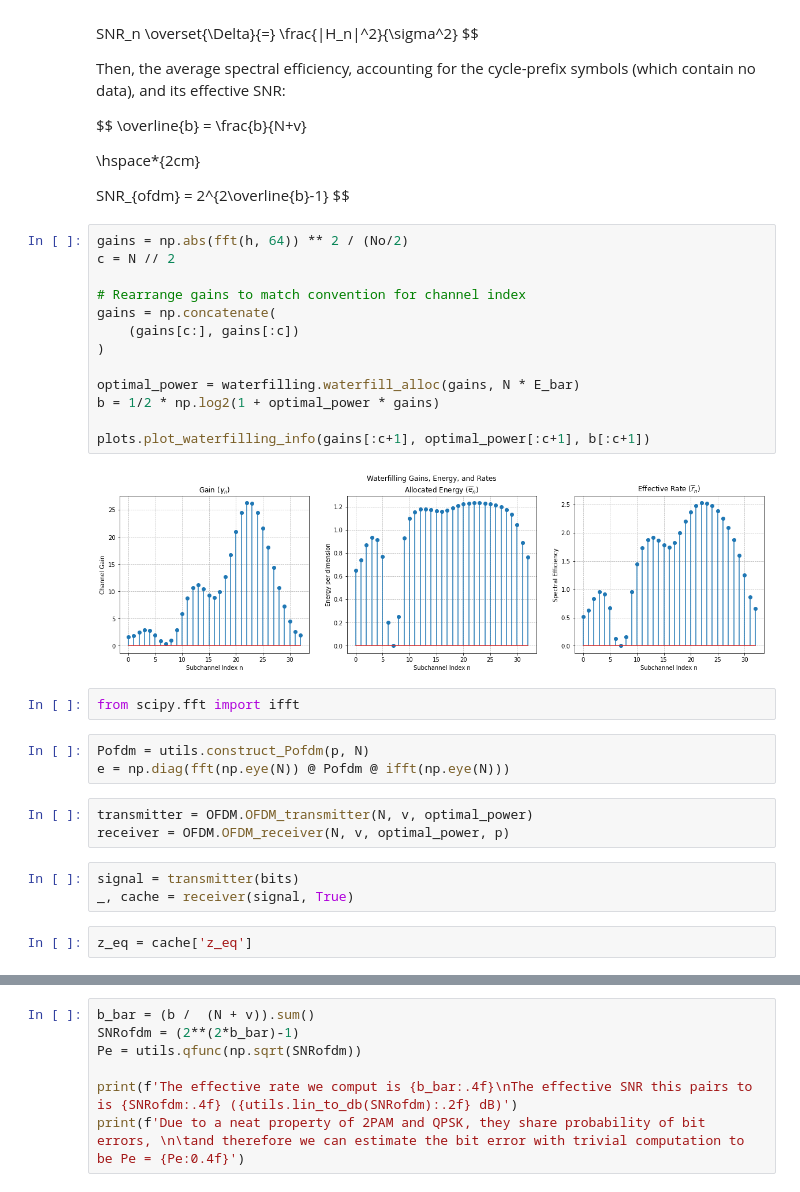
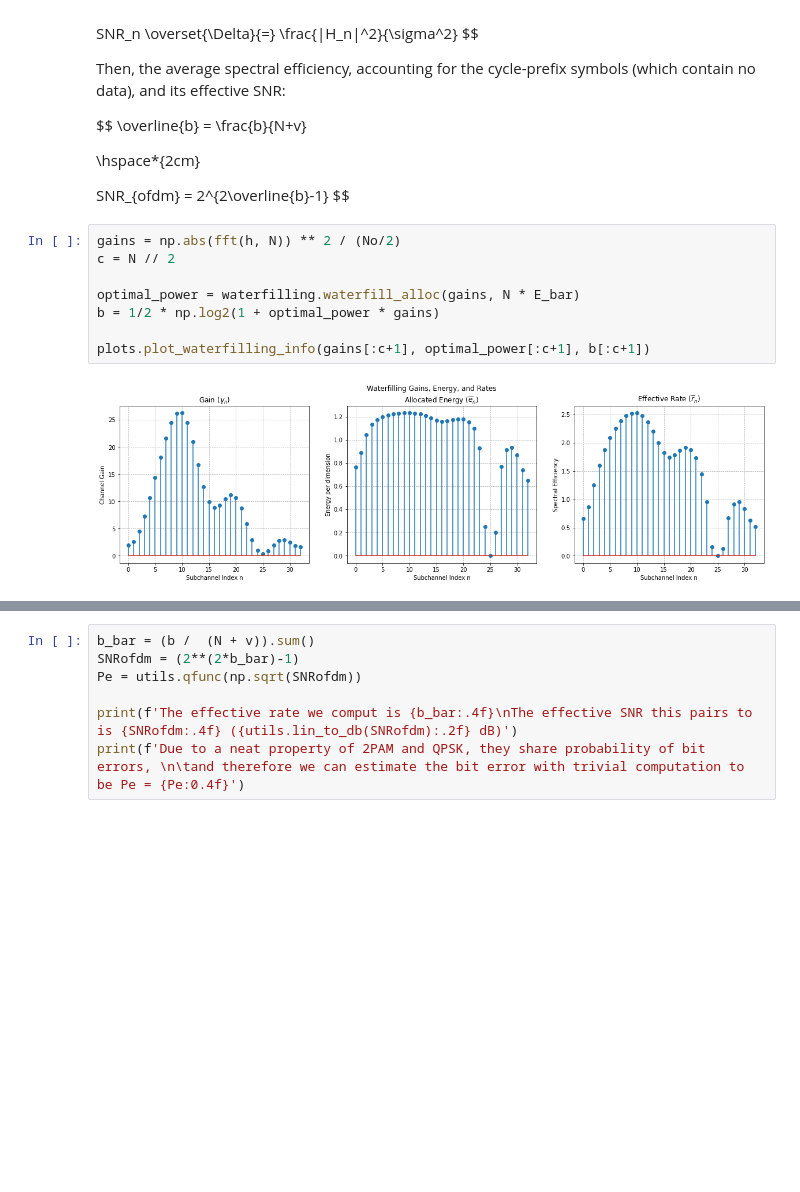
Before and after one commit to JacksonPaull/OFDM, a Jupyter notebook: project.ipynb, the cells around one changed output, grey strips where cells are left out. Drawn from its saved outputs; the diff is of its cells as text; blank space fills up the shorter version.

```diff
--- a/project.ipynb
+++ b/project.ipynb
@@ -442,30 +413,12 @@ $$
 SNR_{ofdm} = 2^{2\overline{b}-1}
 $$
 # %%
-gains = np.abs(fft(h, 64)) ** 2 / (No/2)
+gains = np.abs(fft(h, N)) ** 2 / (No/2)
 c = N // 2
-
-# Rearrange gains to match convention for channel index
-gains = np.concatenate(
-    (gains[c:], gains[:c])
-)
 
 optimal_power = waterfilling.waterfill_alloc(gains, N * E_bar)
 b = 1/2 * np.log2(1 + optimal_power * gains)
 
 plots.plot_waterfilling_info(gains[:c+1], optimal_power[:c+1], b[:c+1])
 # %% [output]
-[figure, old version]
+[figure, new version]
-# %%
-from scipy.fft import ifft
-# %%
-Pofdm = utils.construct_Pofdm(p, N)
-e = np.diag(fft(np.eye(N)) @ Pofdm @ ifft(np.eye(N)))
-# %%
-transmitter = OFDM.OFDM_transmitter(N, v, optimal_power)
-receiver = OFDM.OFDM_receiver(N, v, optimal_power, p)
-# %%
-signal = transmitter(bits)
-_, cache = receiver(signal, True)
-# %%
-z_eq = cache['z_eq']
```
Also changed, not shown: parts of 30 cells of this notebook, 3 other files.
